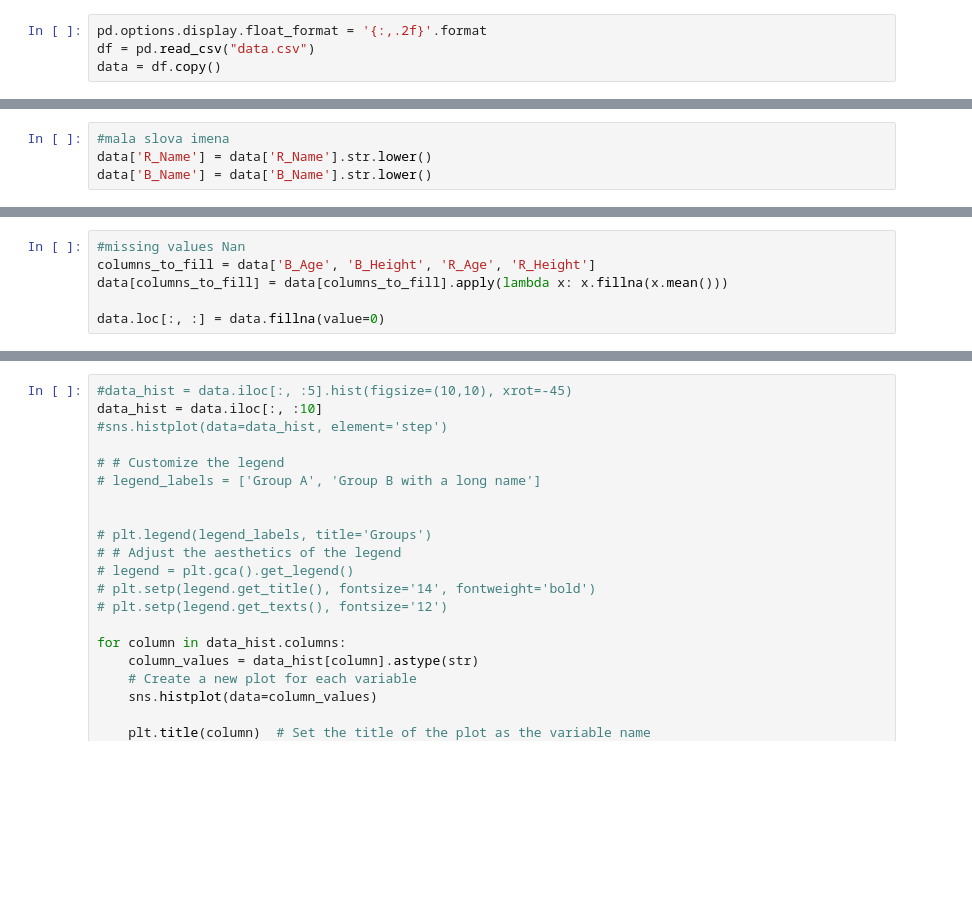
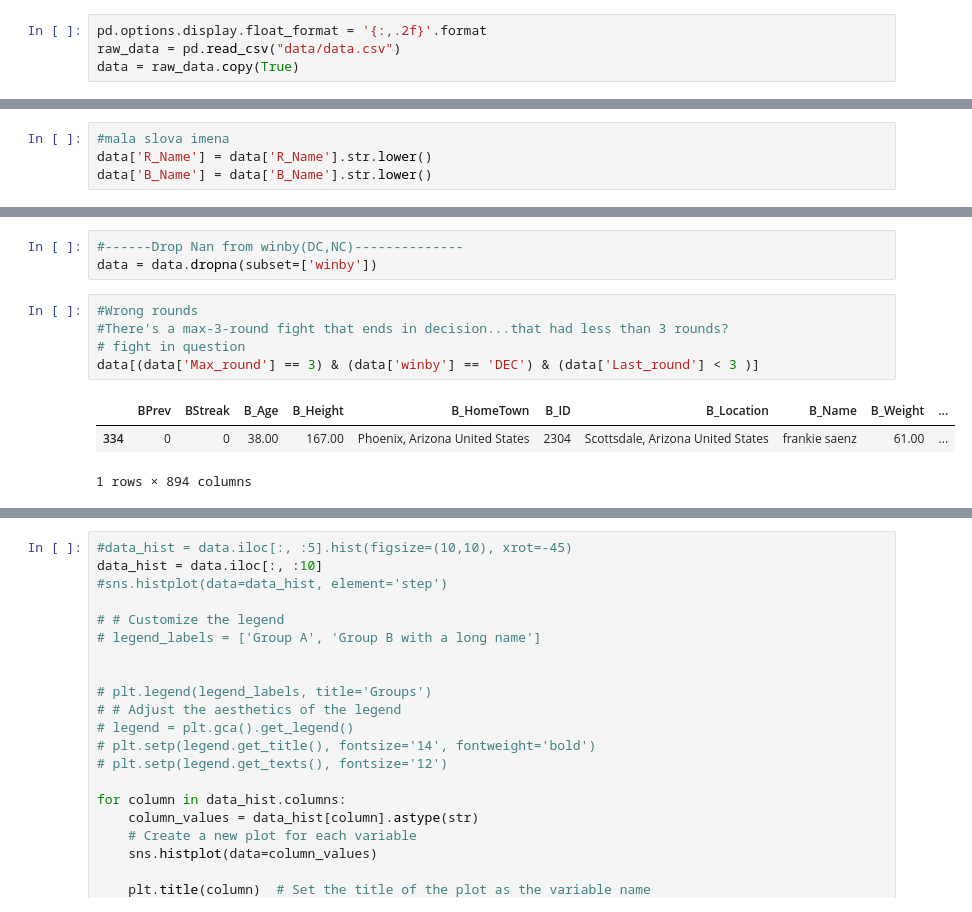
Before and after one commit to avulic/ufcChatVas, a Jupyter notebook: kod.ipynb, the cells around one changed output, grey strips where cells are left out. Saved outputs shown, nothing was run; the diff lists cells and outputs as text; blank space fills up the shorter version.

```diff
--- a/kod.ipynb
+++ b/kod.ipynb
@@ -17,6 +17,6 @@ InteractiveShell.ast_node_interactivity = "all"
 #InteractiveShell.ast_node_interactivity = "last_expr"
 # %%
 pd.options.display.float_format = '{:,.2f}'.format
-df = pd.read_csv("data.csv")
-data = df.copy()
+raw_data = pd.read_csv("data/data.csv")
+data = raw_data.copy(True)
 # %%
@@ -56,6 +180,12 @@ df[['B_Name', 'R_Name', 'Date', 'Last_round', 'winner', 'winby']][(df['winner']
-# %%
-#missing values Nan
-columns_to_fill = data['B_Age', 'B_Height', 'R_Age', 'R_Height']
-data[columns_to_fill] = data[columns_to_fill].apply(lambda x: x.fillna(x.mean()))
-
-data.loc[:, :] = data.fillna(value=0)
+# %%
+#------Drop Nan from winby(DC,NC)--------------
+data = data.dropna(subset=['winby'])
+# %%
+#Wrong rounds
+#There's a max-3-round fight that ends in decision...that had less than 3 rounds?
+# fight in question
+data[(data['Max_round'] == 3) & (data['winby'] == 'DEC') & (data['Last_round'] < 3 )]
+# %% [output]
+|  | BPrev | BStreak | B_Age | B_Height | B_HomeTown | B_ID | B_Location | B_Name | B_Weight | ... |
+| 334 | 0 | 0 | 38.00 | 167.00 | Phoenix, Arizona United States | 2304 | Scottsdale, Arizona United States | frankie saenz | 61.00 | ... |
+1 rows × 894 columns
```
Also changed, not shown: parts of 47 cells of this notebook, 39 other files.
